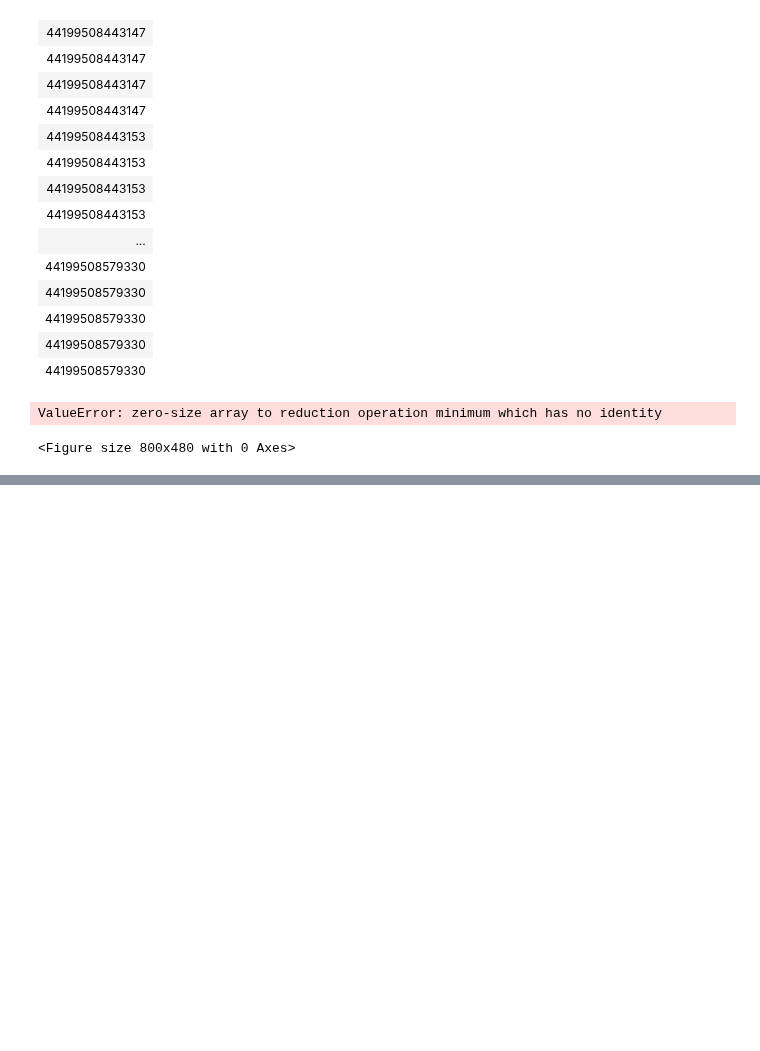
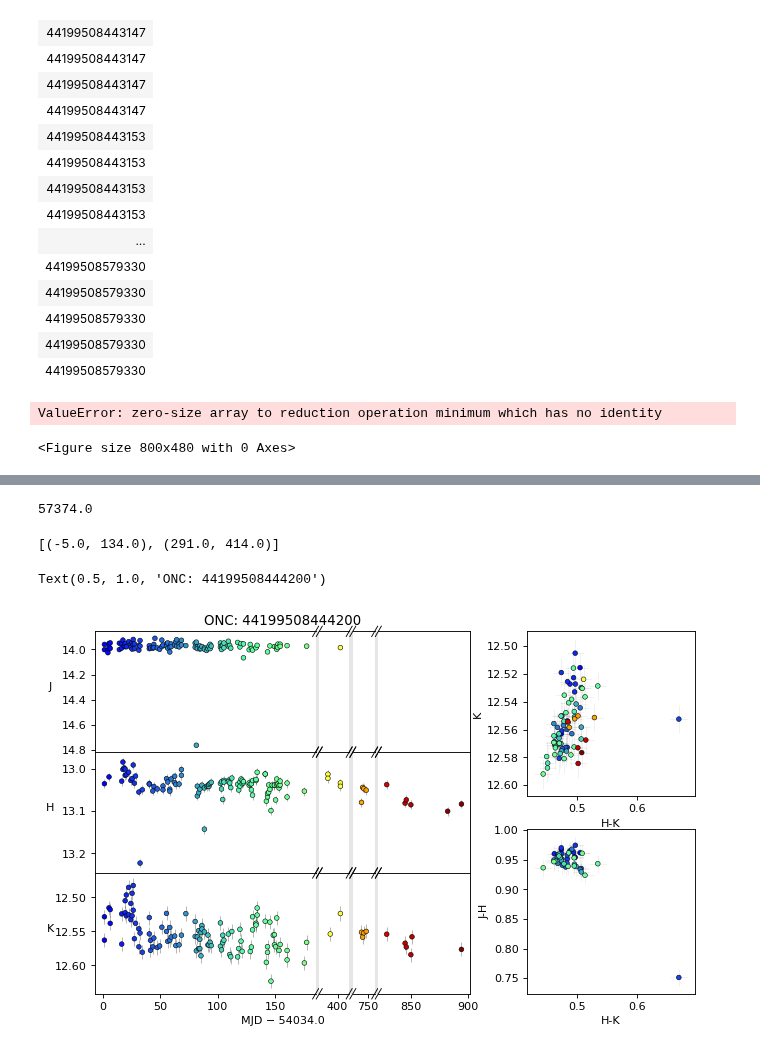
Before and after one commit to tomr-stargazer/Variability_Project_2020, a Jupyter notebook: wuvars/plotting/prototypes/Prototyping simple_lc_brokenaxes.ipynb, the cells around one changed output, grey strips where cells are left out. Drawn from its saved outputs; the diff is of its cells as text; code cells hidden in the pictures; blank space fills up the shorter version.

```diff
--- a/wuvars/plotting/prototypes/Prototyping simple_lc_brokenaxes.ipynb
+++ b/wuvars/plotting/prototypes/Prototyping simple_lc_brokenaxes.ipynb
@@ -421,0 +448,6 @@ produce_xlims(dates, breaks=[300, 600, 800, 1000, 1100])
+# %%
+print(np.floor(np.min(dat11['MEANMJDOBS'])))
+produce_xlims(dat11['MEANMJDOBS'] - np.floor(np.min(dat11['MEANMJDOBS'])), breaks=[200], pad=5)
+# %% [output]
+57374.0
+[(-5.0, 134.0), (291.0, 414.0)]
@@ -421,0 +457,6 @@ produce_xlims(dates, breaks=[300, 600, 800, 1000, 1100])
+# %%
+fig_lc = onc_simple_lc_scatter_brokenaxes(dat5, valid_onc_sources[600], date_offset = 54034.0, breaks=onc_breaks, pad=7, cmap=orion_cmap)
+fig_lc.ax_j.set_title("ONC: " + str(valid_onc_sources[600]))
+# %% [output]
+Text(0.5, 1.0, 'ONC: 44199508444200')
+[figure, added]
```
Also changed, not shown: parts of 17 cells of this notebook, 2 other files.
